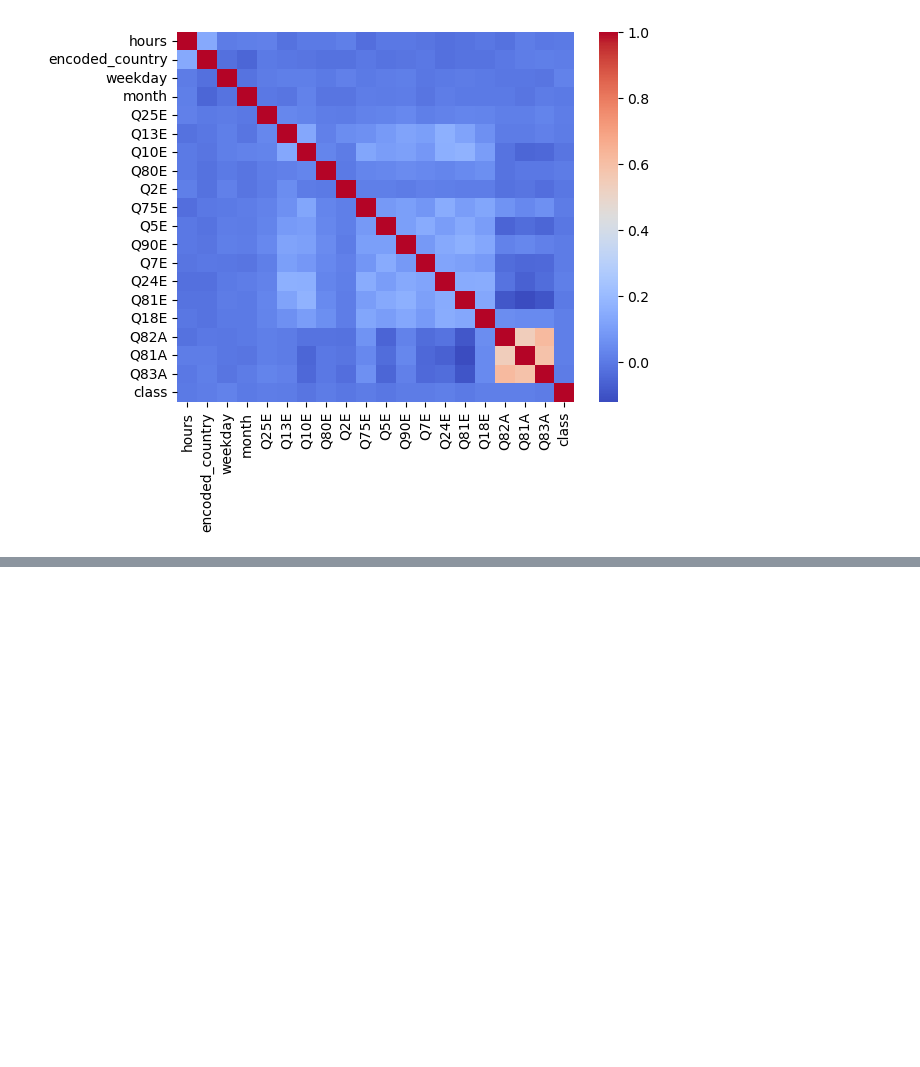
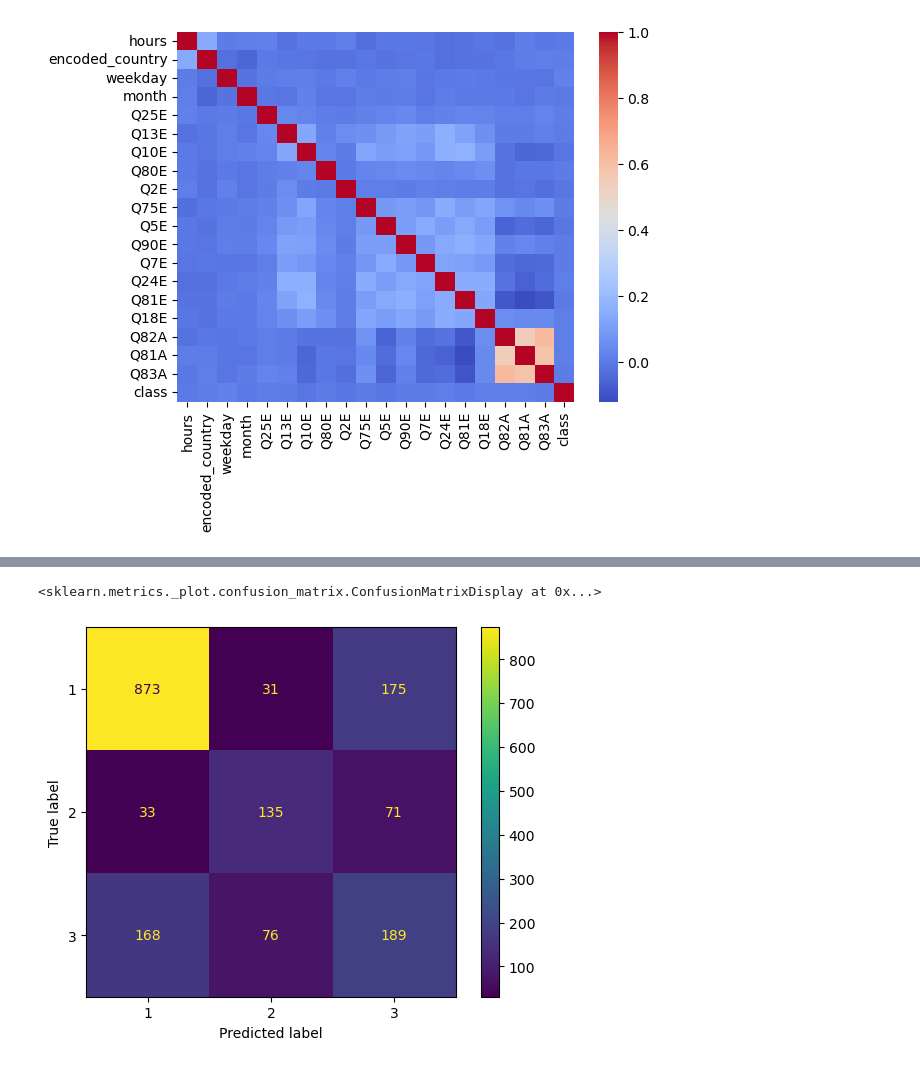
Before and after one commit to mohona-roy/introversion-extraversion-classification, a Jupyter notebook: Code.ipynb, the cells around one changed output, grey strips where cells are left out. Cells and saved outputs as stored; diff of their text form; code cells hidden in the pictures; blank space fills up the shorter version.

Commit message:
Update Code.ipynb
Random Forest Tree

```diff
--- a/Code.ipynb
+++ b/Code.ipynb
@@ -1214,0 +1239,6 @@ print(classification_report(y_pred_svc, y_test))
+# %%
+random_forest_clf = RandomForestClassifier(criterion = 'entropy')
+random_forest_clf.fit(X_smote, y_smote)
+y_pred_random_forest = random_forest_clf.predict(X_test)
+
+print(classification_report(y_pred_random_forest, y_test))
@@ -1214,0 +1255,7 @@ print(classification_report(y_pred_svc, y_test))
+# %%
+random_forest_confusion = confusion_matrix(y_pred_random_forest, y_test)
+random_forest_cm = ConfusionMatrixDisplay(confusion_matrix = random_forest_confusion, display_labels = ['1','2','3'])
+random_forest_cm.plot()
+# %% [output]
+<sklearn.metrics._plot.confusion_matrix.ConfusionMatrixDisplay at 0x...>
+[figure, added]
```
Also changed, not shown: parts of 12 cells of this notebook.
